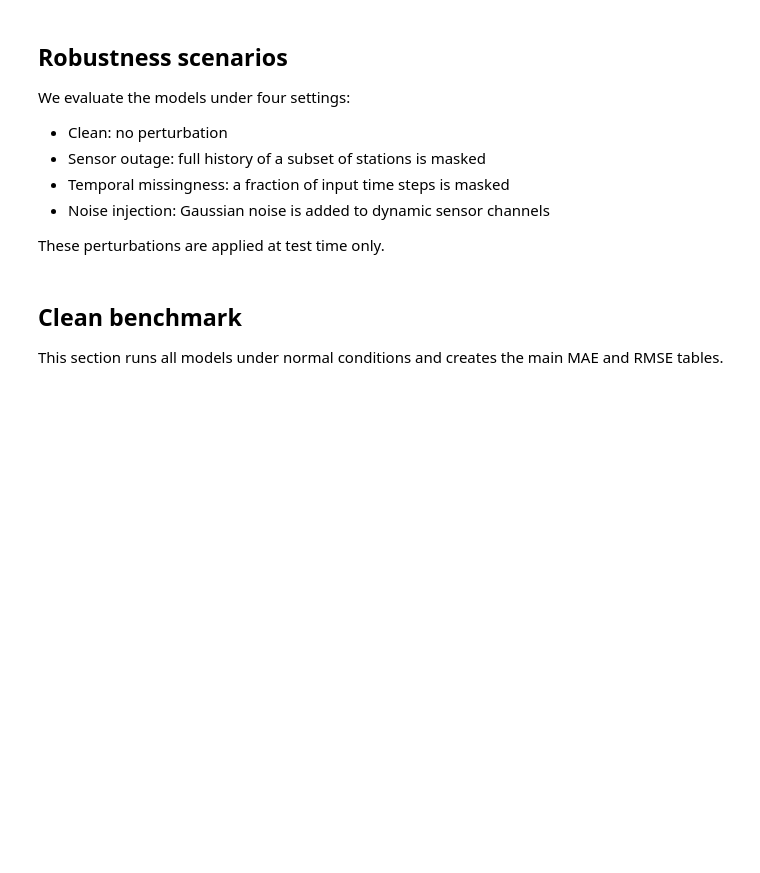
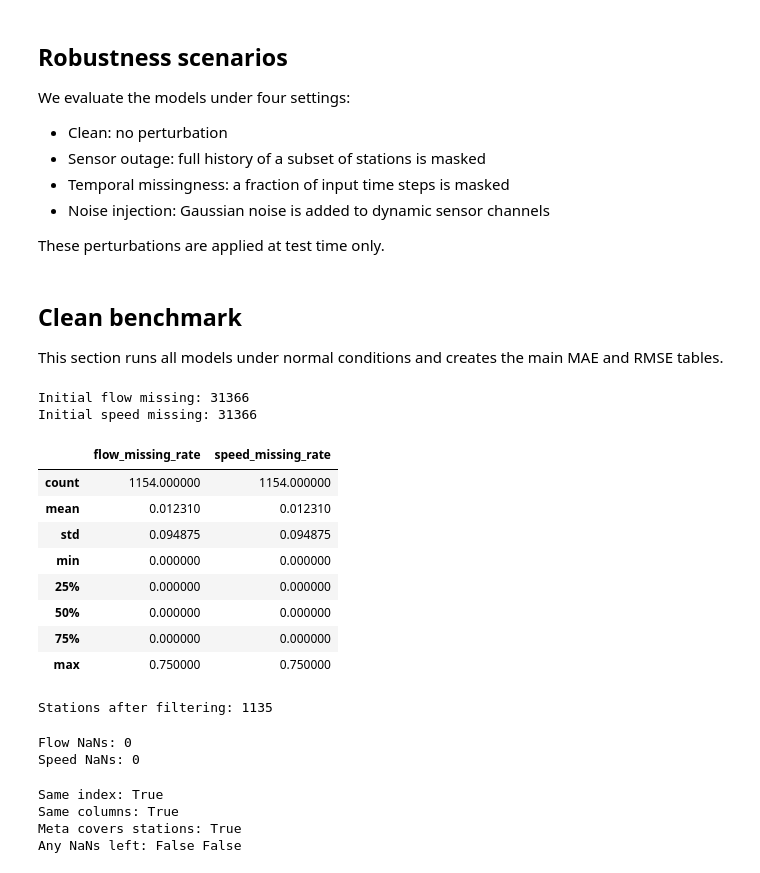
Before and after one commit to RichelCode/Spatio-Temporal-Prediction-and-Coordination-of-EV-Charging-Demand-for-Power-System-Resilience, a Jupyter notebook: Key_simulation.ipynb, the cells around one changed output. Drawn from its saved outputs; the diff is of its cells as text; code cells hidden in the pictures; blank space fills up the shorter version.

```diff
--- a/Key_simulation.ipynb
+++ b/Key_simulation.ipynb
@@ -342,6 +342,69 @@ def perturb_window(x, scenario="clean", severity=None, rng=None):
 ## Clean benchmark
 
 This section runs all models under normal conditions and creates the main MAE and RMSE tables.
+# %%
+# Check missingness before cleaning
+print("Initial flow missing:", flow_df.isna().sum().sum())
+print("Initial speed missing:", speed_df.isna().sum().sum())
+
+flow_missing_rate = flow_df.isna().mean()
+speed_missing_rate = speed_df.isna().mean()
+
+missing_summary = pd.DataFrame({
+    "flow_missing_rate": flow_missing_rate,
+    "speed_missing_rate": speed_missing_rate
+})
+
+display(missing_summary.describe())
+# %% [output]
+Initial flow missing: 31366
+Initial speed missing: 31366
+|  | flow_missing_rate | speed_missing_rate |
+| count | 1154.000000 | 1154.000000 |
+| mean | 0.012310 | 0.012310 |
+| std | 0.094875 | 0.094875 |
+| min | 0.000000 | 0.000000 |
+| 25% | 0.000000 | 0.000000 |
+| 50% | 0.000000 | 0.000000 |
+| 75% | 0.000000 | 0.000000 |
+| max | 0.750000 | 0.750000 |
+# %%
+# Drop only extreme cases (>50% missing)
+threshold = 0.5
+
+valid_station_mask = (
+    (flow_df.isna().mean() <= threshold) &
+    (speed_df.isna().mean() <= threshold)
+)
+
+valid_stations = flow_df.columns[valid_station_mask]
+
+flow_df = flow_df[valid_stations].copy()
+speed_df = speed_df[valid_stations].copy()
+station_meta = station_meta[station_meta["station_id"].isin(valid_stations)].copy()
+
+print("Stations after filtering:", len(valid_stations))
+# %% [output]
+Stations after filtering: 1135
+# %%
+flow_df = flow_df.interpolate(method="time").ffill().bfill()
+speed_df = speed_df.interpolate(method="time").ffill().bfill()
+
+print("Flow NaNs:", flow_df.isna().sum().sum())
+print("Speed NaNs:", speed_df.isna().sum().sum())
+# %% [output]
+Flow NaNs: 0
+Speed NaNs: 0
+# %%
+print("Same index:", flow_df.index.equals(speed_df.index))
+print("Same columns:", flow_df.columns.equals(speed_df.columns))
+print("Meta covers stations:", set(flow_df.columns).issubset(set(station_meta["station_id"])))
+print("Any NaNs left:", flow_df.isna().any().any(), speed_df.isna().any().any())
+# %% [output]
+Same index: True
+Same columns: True
+Meta covers stations: True
+Any NaNs left: False False
 # %%
 import math
 import random
```
Also changed, not shown: parts of 1 cell of this notebook.
